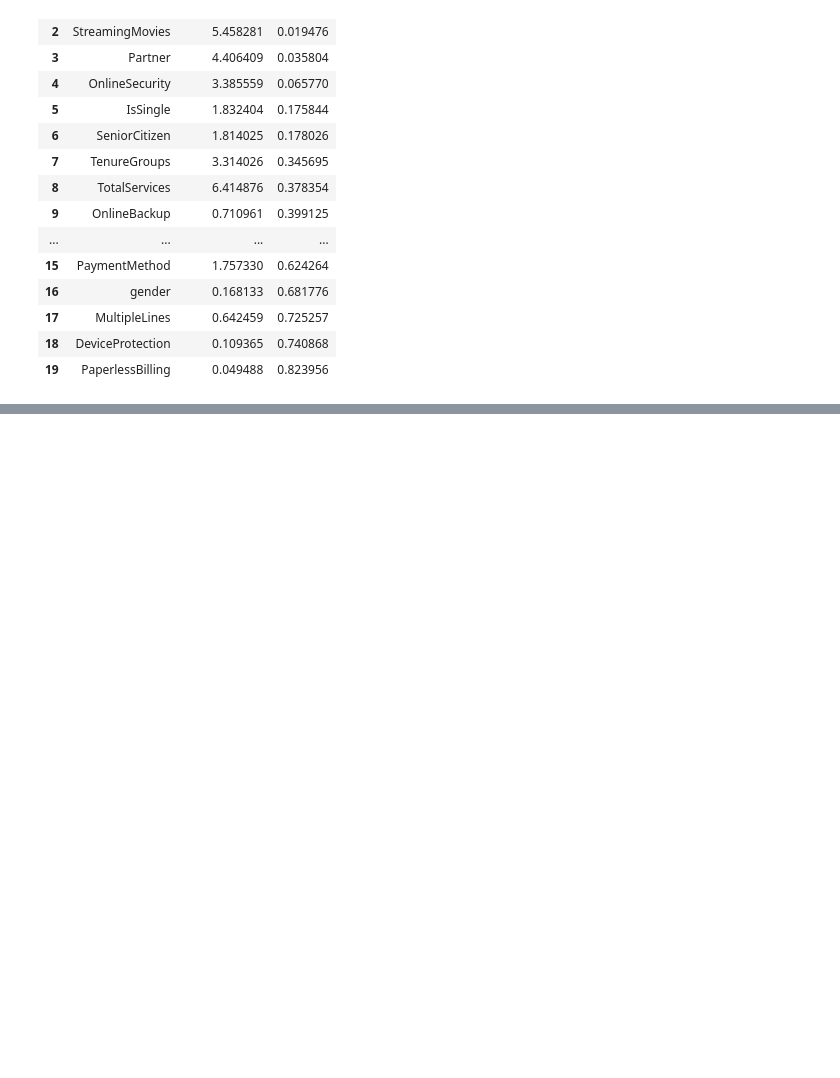
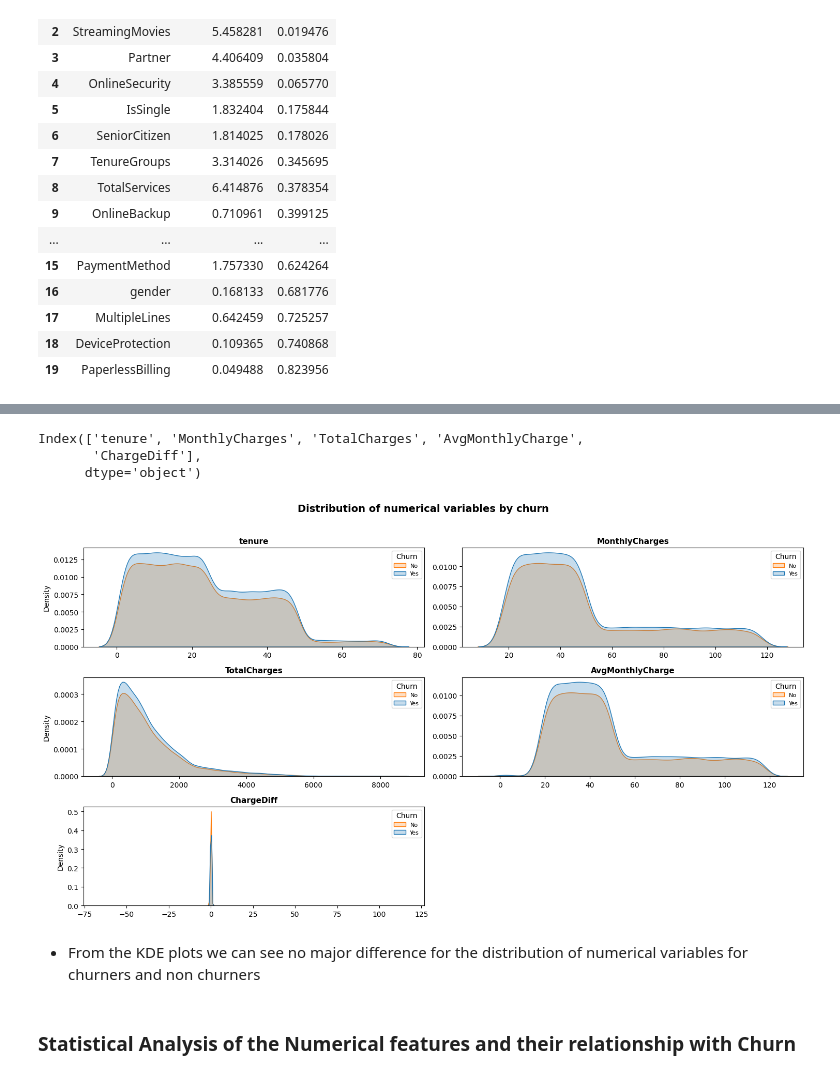
Before and after one commit to igorlam00237/telcoconnect-churn, a Jupyter notebook: notebooks/04_exploratory_data_analysis.ipynb, the cells around one changed output, grey strips where cells are left out. Saved outputs shown, nothing was run; the diff lists cells and outputs as text; code cells hidden in the pictures; blank space fills up the shorter version.

Commit message:
Completed statistical testing to identify which numeric and categorical variables are truly associated with Churn

```diff
--- a/notebooks/04_exploratory_data_analysis.ipynb
+++ b/notebooks/04_exploratory_data_analysis.ipynb
@@ -347,0 +376,33 @@ chi2_test_kpi(df_telco, "Churn")
+# %%
+# Selecting numerical columns
+num_cols = df_telco.select_dtypes("float").columns
+
+num_cols
+# %% [output]
+Index(['tenure', 'MonthlyCharges', 'TotalCharges', 'AvgMonthlyCharge',
+       'ChargeDiff'],
+      dtype='object')
+# %%
+# Intialising figure and subplots for kde charts
+figure, axes = plt.subplots(3, 2, figsize=(15, 8))
+
+# Setting figure general title
+figure.suptitle("Distribution of numerical variables by churn", fontsize=14, fontweight="bold", y=1.02)
+
+# Looping through numerical columns and subplot slots to generate kde charts
+for ax, col in zip(axes.flatten(), num_cols):
+    sns.kdeplot(data=df_telco, x=col, hue="Churn", fill=True, ax=ax)
+    ax.set_title(col, fontsize=11, fontweight="bold")
+    ax.set_xlabel("")
+    ax.set_ylabel("Density" if ((ax == axes[0, 0]) | (ax == axes[1, 0]) | (ax == axes[2, 0])) else "")
+    ax.legend(title="Churn", labels=["No", "Yes"], fontsize=8)
+
+axes[2, 1].set_visible(False)
+plt.tight_layout()
+plt.show()
+# %% [output]
+[figure, added]
+# %% [markdown]
+- From the KDE plots we can see no major difference for the distribution of numerical variables for churners and non churners
+# %% [markdown]
+### Statistical Analysis of the Numerical features and their relationship with Churn
```
Also changed, not shown: parts of 17 cells of this notebook.
